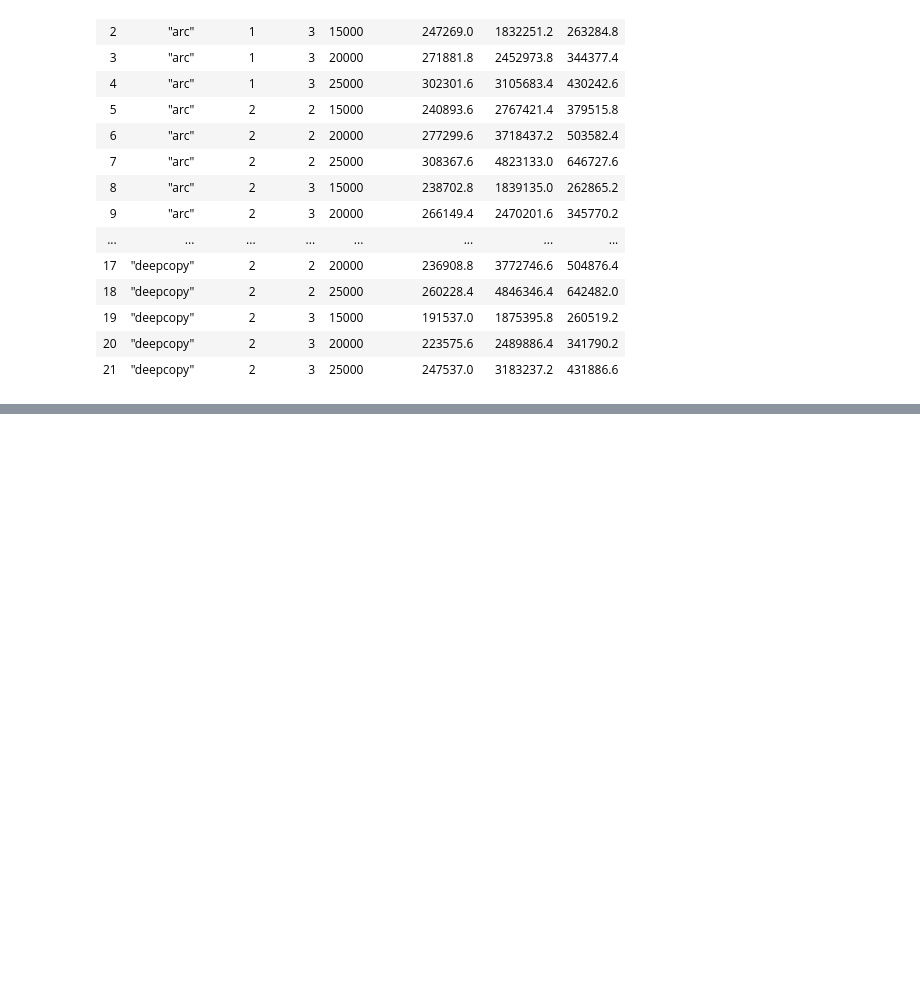
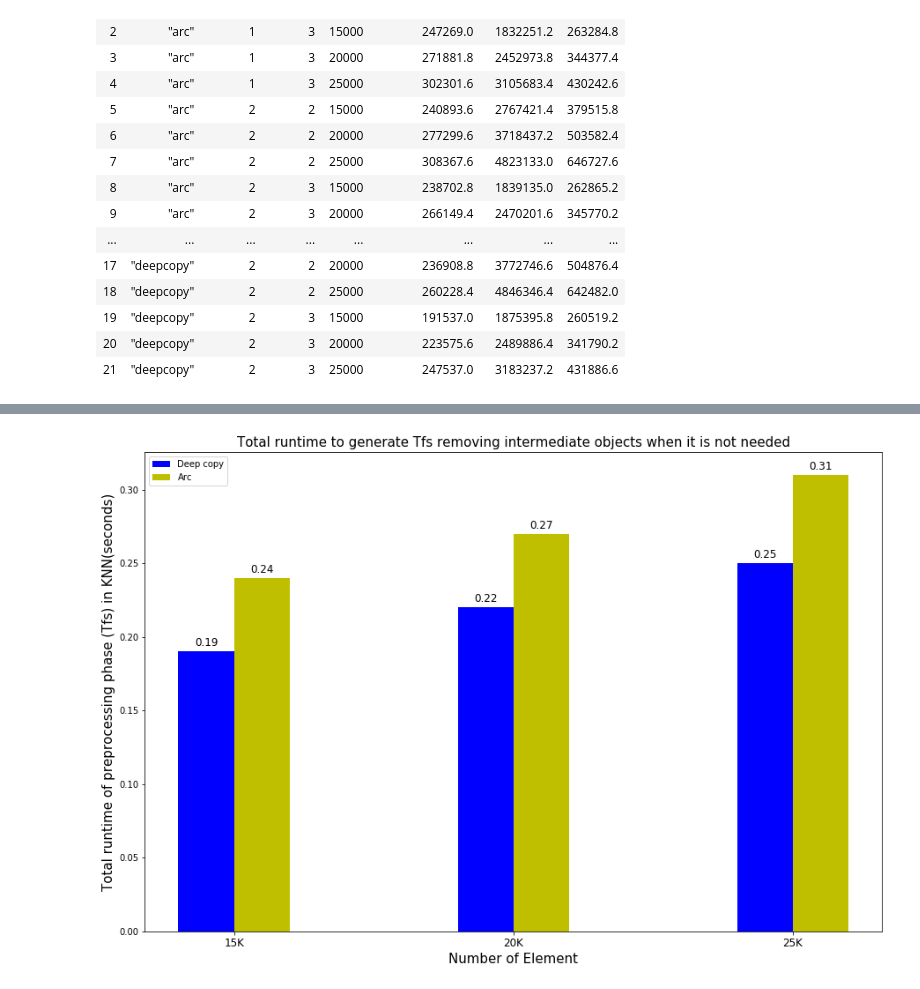
Before and after one commit to ShinsakuOkazaki/master-thesis, a Jupyter notebook: project/rust_knn_streaming/analysis/runtime_analysis.ipynb, the cells around one changed output, grey strips where cells are left out. Cells and saved outputs as stored; diff of their text form; code cells hidden in the pictures; blank space fills up the shorter version.

```diff
--- a/project/rust_knn_streaming/analysis/runtime_analysis.ipynb
+++ b/project/rust_knn_streaming/analysis/runtime_analysis.ipynb
@@ -214,0 +247,22 @@ agg_total
+# %%
+deepcopy = agg_total[(agg_total["method"] == '"deepcopy"') & (agg_total["strategy"] == 2) & (agg_total["n_batch"] == 3)]
+arc = agg_total[(agg_total["method"] == '"arc"') & (agg_total["strategy"] == 2) & (agg_total["n_batch"] == 3)]
+fig, ax = plt.subplots(figsize = (15, 10))
+w = 0.2
+idx = np.arange(agg_total['k'].nunique())
+b1 = ax.bar(idx - w / 2, round(deepcopy["preprocess_total"] / 1000000, 2), width = w, color ='b', align = 'center')
+b2 = ax.bar(idx + w / 2, round(arc["preprocess_total"] / 1000000, 2), width = w, color ='y', align = 'center')
+label = np.sort(agg_total['k'].unique())
+ax.set_xticks(idx)
+ax.set_xticklabels([str(int(n)) + "K" for n in (label / 1000)], fontsize = 12)
+ax.set_xlabel("Number of Element", fontsize = 15)
+ax.set_ylabel("Total runtime of preprocessing phase (Tfs) in KNN(seconds)", fontsize = 15)
+ax.set_title("Total runtime to generate Tfs removing intermediate objects when it is not needed", fontsize = 15)
+autolabel(b1, ax)
+autolabel(b2, ax)
+ax.legend((b1, b2), ("Deep copy", "Arc"))
+##ax.set_yscale('log')
+#fig.savefig("rust_tree_aggregate.eps")
+plt.show()
+# %% [output]
+[figure, added]
```
Also changed, not shown: parts of 7 cells of this notebook, 17 other files.
